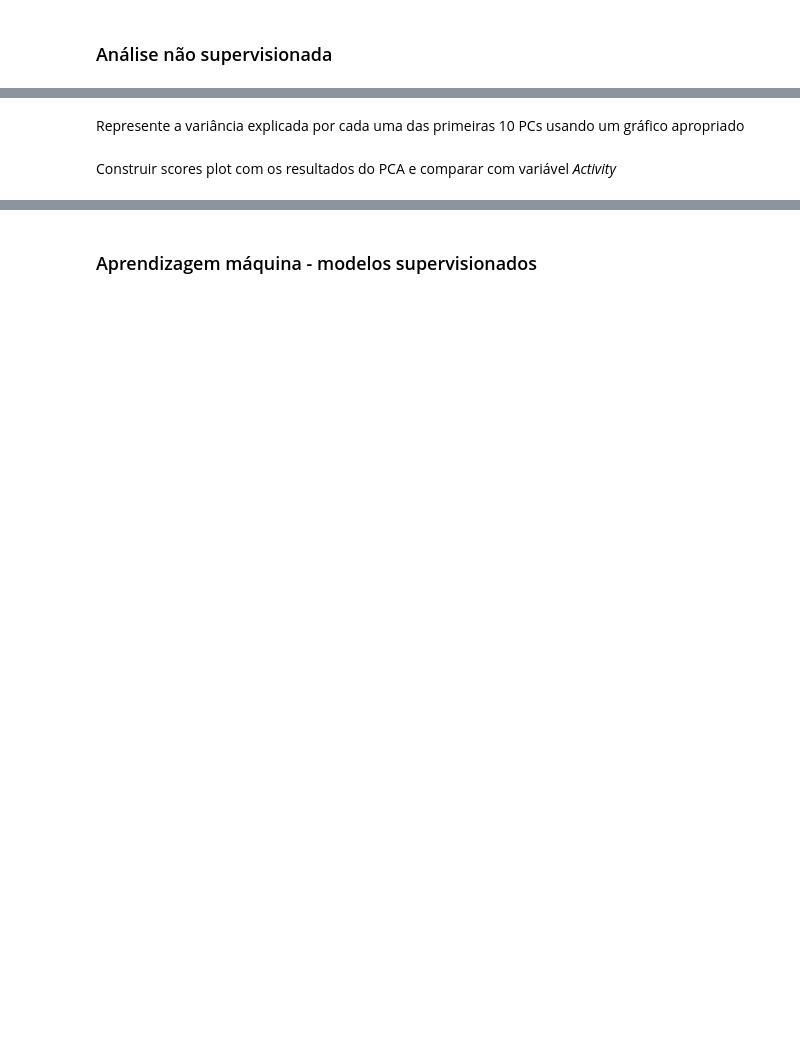
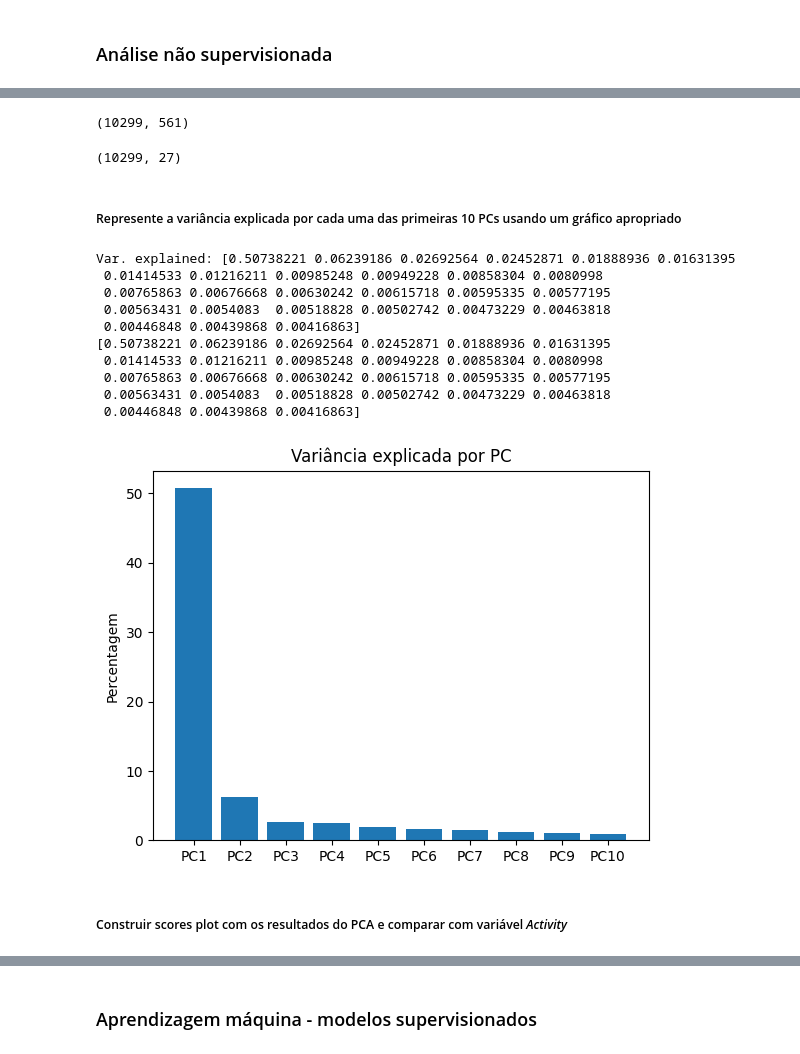
Before and after one commit to camilababo/SIB-ML-Portfolio, a Jupyter notebook: scripts/lecture_exercises/lecture6/aula6-ficha_enunciado.ipynb, the cells around one changed output, grey strips where cells are left out. Saved outputs shown, nothing was run; the diff lists cells and outputs as text; code cells hidden in the pictures; blank space fills up the shorter version.

```diff
--- a/scripts/lecture_exercises/lecture6/aula6-ficha_enunciado.ipynb
+++ b/scripts/lecture_exercises/lecture6/aula6-ficha_enunciado.ipynb
@@ -202,4 +234,42 @@ Realizar um processo de PCA que explique pelo menos 80% da variabilidade
+# %%
+sc_input.shape
+# %% [output]
+(10299, 561)
+# %%
+from sklearn.decomposition import PCA
+
+pca = PCA(n_components=0.8)
+pca.fit(sc_input)
+x_reduced = pca.transform(sc_input)
+x_reduced.shape
+# %% [output]
+(10299, 27)
 # %% [markdown]
-Represente a variância explicada por cada uma das primeiras 10 PCs usando um gráfico apropriado
+##### Represente a variância explicada por cada uma das primeiras 10 PCs usando um gráfico apropriado
+# %%
+import matplotlib.pyplot as plt
+
+print('Var. explained: %s'% str(pca.explained_variance_ratio_))
+
+n = 10
+
+print(pca.explained_variance_ratio_)
+plt.bar(range(n), pca.explained_variance_ratio_[0:10]*100)
+plt.xticks(range(n), ['PC'+str(i) for i in range(1,n+1)])
+plt.title("Variância explicada por PC")
+plt.ylabel("Percentagem")
+plt.show()
+# %% [output]
+Var. explained: [0.50738221 0.06239186 0.02692564 0.02452871 0.01888936 0.01631395
+ 0.01414533 0.01216211 0.00985248 0.00949228 0.00858304 0.0080998
+ 0.00765863 0.00676668 0.00630242 0.00615718 0.00595335 0.00577195
+ 0.00563431 0.0054083  0.00518828 0.00502742 0.00473229 0.00463818
+ 0.00446848 0.00439868 0.00416863]
+[0.50738221 0.06239186 0.02692564 0.02452871 0.01888936 0.01631395
+ 0.01414533 0.01216211 0.00985248 0.00949228 0.00858304 0.0080998
+ 0.00765863 0.00676668 0.00630242 0.00615718 0.00595335 0.00577195
+ 0.00563431 0.0054083  0.00518828 0.00502742 0.00473229 0.00463818
+ 0.00446848 0.00439868 0.00416863]
+[figure, added]
 # %% [markdown]
-Construir scores plot com os resultados do PCA e comparar com variável *Activity*
+##### Construir scores plot com os resultados do PCA e comparar com variável *Activity*
```
Also changed, not shown: parts of 36 cells of this notebook, 16 other files.
